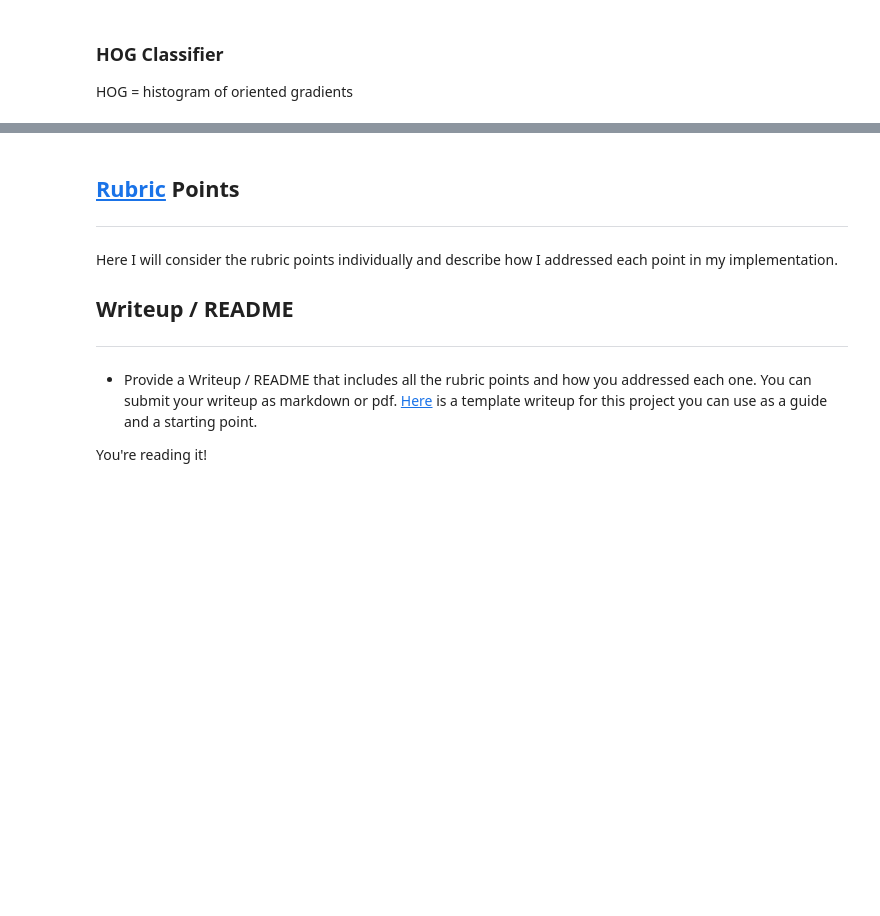
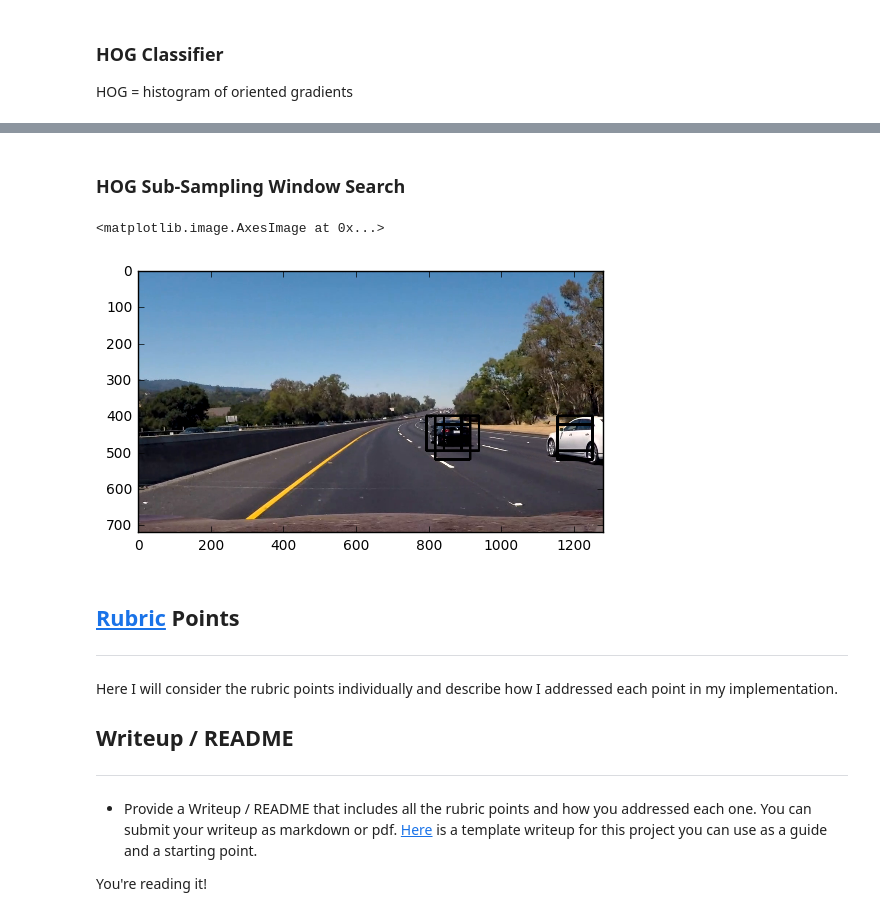
Before and after one commit to alex-n-braun/track, a Jupyter notebook: main.ipynb, the cells around one changed output, grey strips where cells are left out. Drawn from its saved outputs; the diff is of its cells as text; code cells hidden in the pictures; blank space fills up the shorter version.

```diff
--- a/main.ipynb
+++ b/main.ipynb
@@ -278,0 +400,2 @@ For these 10 labels:  [ 1.  0.  1.  0.  1.  0.  1.  1.  1.  1.]
+# %% [markdown]
+### HOG Sub-Sampling Window Search
@@ -279,3 +464,22 @@ For these 10 labels:  [ 1.  0.  1.  0.  1.  0.  1.  1.  1.  1.]
+# %%
+ystart = 400
+ystop = 656
+scale = 1.5
+
+#image = mpimg.imread('test_images/test6.jpg')
+#draw_img = np.copy(image)
+#img = image.astype(np.float32)/255
+
+image = mpimg.imread('project_video_frames/046.png')
+draw_img = np.copy(image)
+img = image
+
+out_img = find_cars(img, draw_img, ystart, ystop, scale, svc, X_scaler, orient, pix_per_cell, cell_per_block, spatial_size, hist_bins)
+
+plt.imshow(out_img)
+# %% [output]
+<matplotlib.image.AxesImage at 0x...>
+[figure, added]
 # %% [markdown]
 ## [Rubric](https://review.udacity.com/#!/rubrics/513/view) Points
 ---
```
Also changed, not shown: parts of 11 cells of this notebook, 1 other file.
